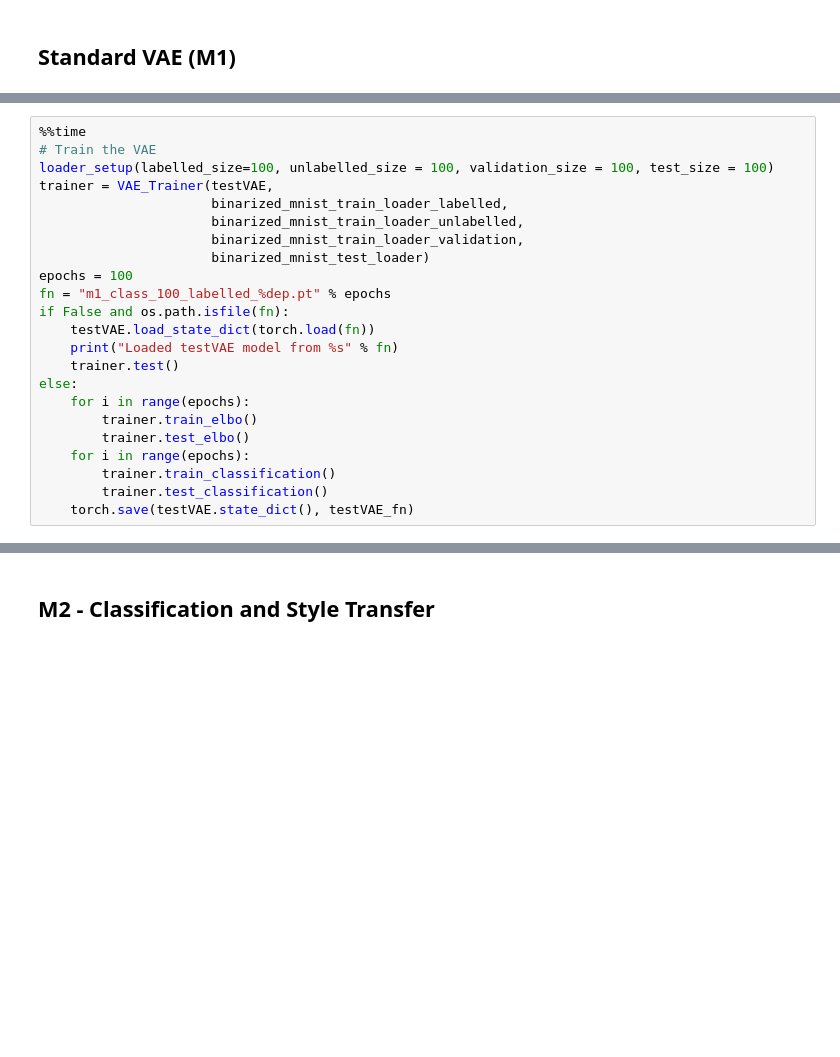
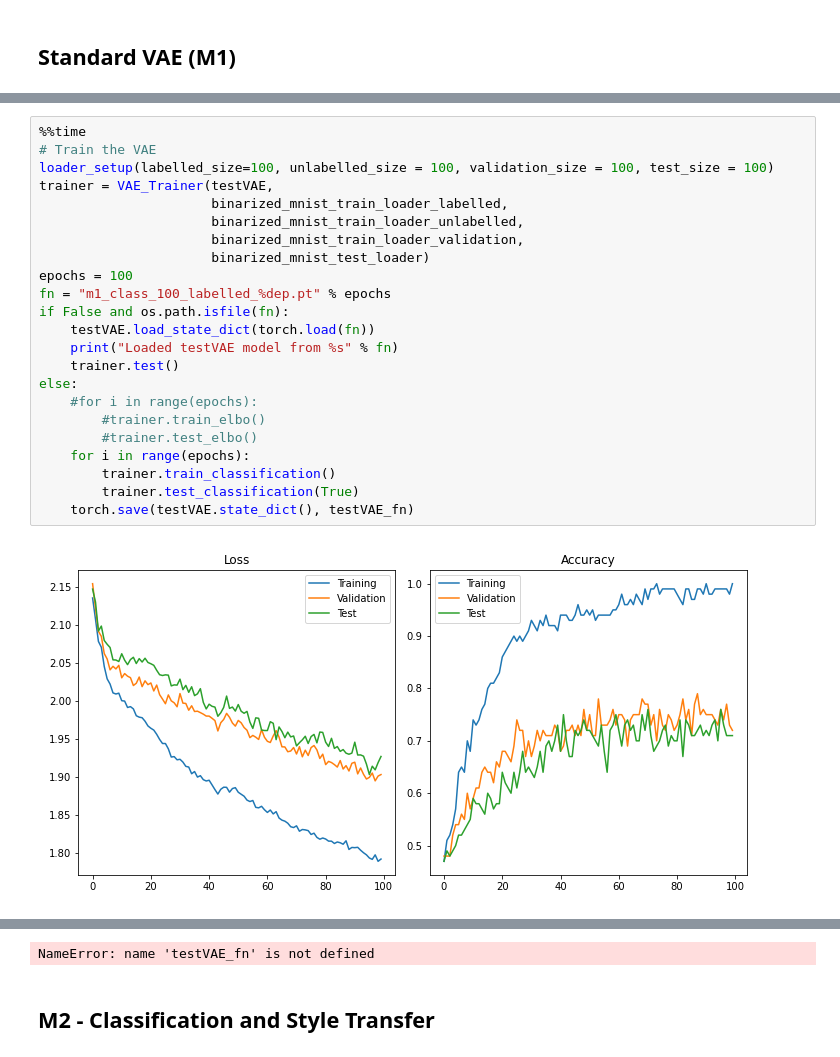
Before and after one commit to MrGorkajuice/DTU_VAE, a Jupyter notebook: VAE_Eksamen.ipynb, the cells around one changed output, grey strips where cells are left out. Drawn from its saved outputs; the diff is of its cells as text; blank space fills up the shorter version.

Commit message:
M1 loss plot example

```diff
--- a/VAE_Eksamen.ipynb
+++ b/VAE_Eksamen.ipynb
@@ -1113,23 +1130,25 @@ print(testVAE)
 # %%
 %%time
 # Train the VAE
 loader_setup(labelled_size=100, unlabelled_size = 100, validation_size = 100, test_size = 100)
 trainer = VAE_Trainer(testVAE,
                       binarized_mnist_train_loader_labelled,
                       binarized_mnist_train_loader_unlabelled,
                       binarized_mnist_train_loader_validation,
                       binarized_mnist_test_loader)
 epochs = 100
 fn = "m1_class_100_labelled_%dep.pt" % epochs
 if False and os.path.isfile(fn):
     testVAE.load_state_dict(torch.load(fn))
     print("Loaded testVAE model from %s" % fn)
     trainer.test()
 else:
-    for i in range(epochs):
-        trainer.train_elbo()
-        trainer.test_elbo()
+    #for i in range(epochs):
+        #trainer.train_elbo()
+        #trainer.test_elbo()
     for i in range(epochs):
         trainer.train_classification()
-        trainer.test_classification()
+        trainer.test_classification(True)
     torch.save(testVAE.state_dict(), testVAE_fn)
+# %% [output]
+[figure, added]
@@ -1136,3 +1157,4 @@ else:
+NameError: name 'testVAE_fn' is not defined
 # %% [markdown]
 ## M2 - Classification and Style Transfer
 # %% [markdown]
```
Also changed, not shown: parts of 10 cells of this notebook.
